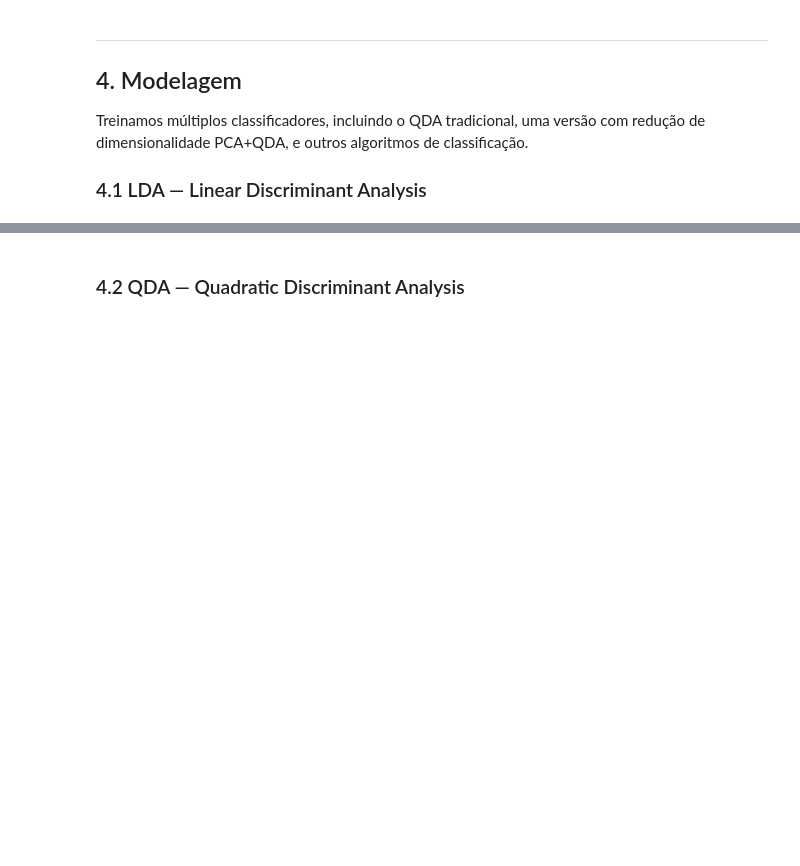
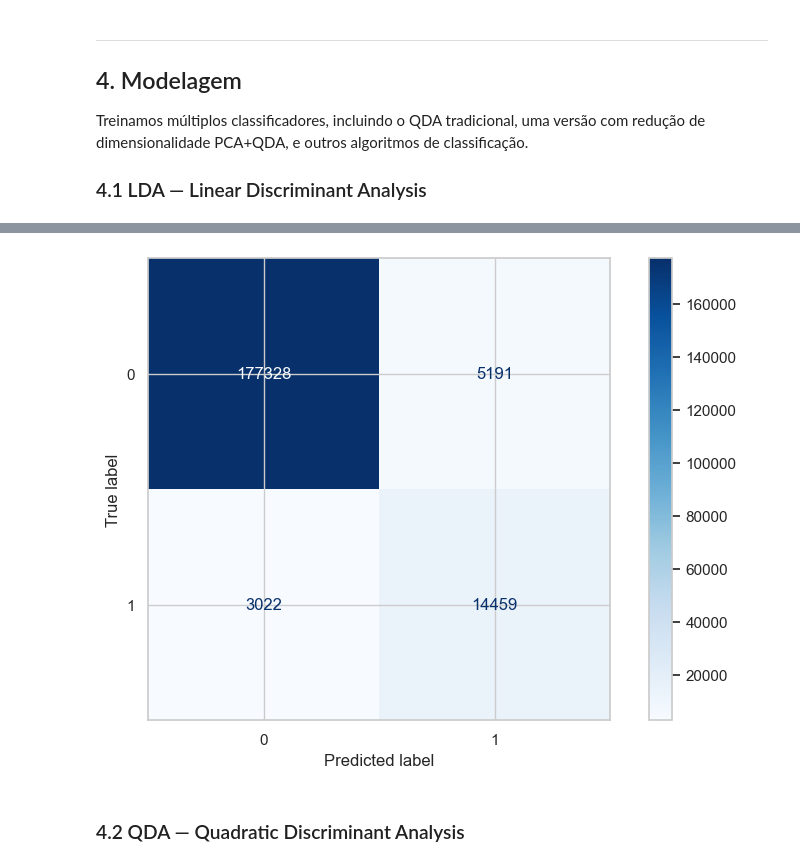
Before and after one commit to zezedp/IML2026_PROJETO, a Jupyter notebook: Projeto.ipynb, the cells around one changed output, grey strips where cells are left out. Saved outputs shown, nothing was run; the diff lists cells and outputs as text; code cells hidden in the pictures; blank space fills up the shorter version.

```diff
--- a/Projeto.ipynb
+++ b/Projeto.ipynb
@@ -382,0 +502,19 @@ y_train_balanceado = df_balanceado_train["fraud"].values
+# %%
+from sklearn.model_selection import StratifiedKFold
+
+n_splits = 5
+skf = StratifiedKFold(n_splits=n_splits, shuffle=True, random_state=4267)
+
+X = df[COLUNAS_CONTINUAS + COLUNAS_BINARIAS].values
+y = df["fraud"].values
+
+X_train, X_test, y_train, y_test = train_test_split(X, y, test_size=0.2, random_state=4267, stratify=y)
+# Calcular candidatos de n_sintetico
+n_fraudes = (y_train == 1).sum()
+n_legitimas = (y_train == 0).sum()
+n_desequilibrio = abs(n_legitimas - n_fraudes)
+
+n_sintetico_candidates = [
+    int(n_desequilibrio // div) for div in [1.0, 1.5, 2.0, 2.5, 3.0]
+]
+print(f"Candidatos de n_sintetico: {n_sintetico_candidates}")
@@ -521,6 +689,11 @@ print(f"Accuracy: {acc}")
 print(f"Precision: {prec}")
 print(f"Recall: {rec}")
 print(f"F1-Score: {f1}")
+
+disp = ConfusionMatrixDisplay(confusion_matrix=confusion_matrix(y_test, y_pred))
+disp.plot(cmap=plt.cm.Blues)
+
+plt.show()
 # %% [output]
 Accuracy: 0.958935
 Precision: 0.7358269720101781
@@ -529,3 +702,4 @@ F1-Score: 0.7788101586275619
+[figure, added]
 # %% [markdown]
 ### 4.2 QDA — Quadratic Discriminant Analysis
 # %%
```
Also changed, not shown: parts of 12 cells of this notebook.
